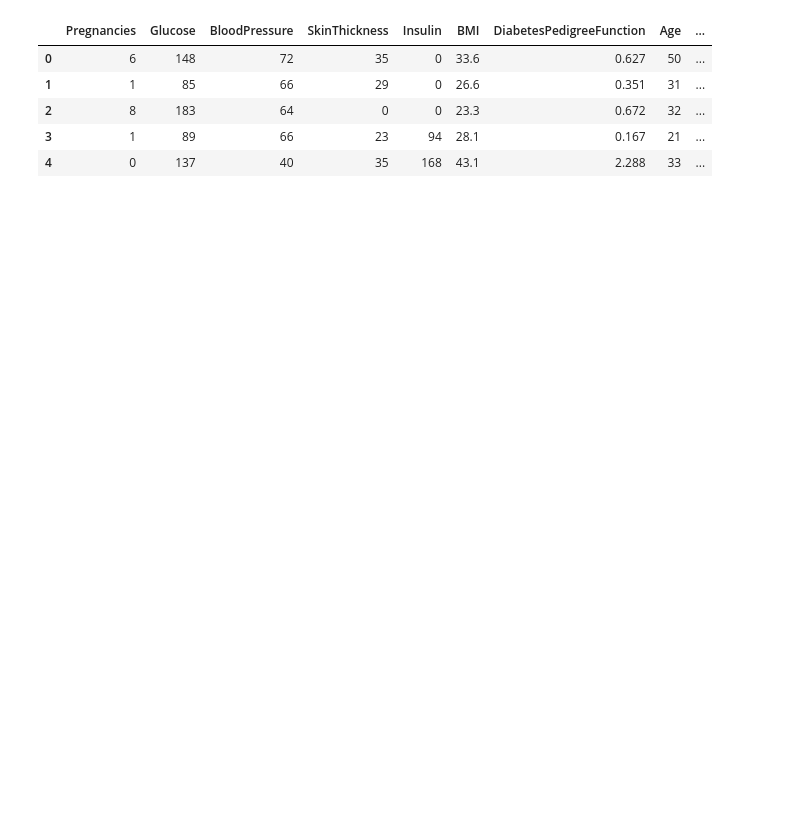
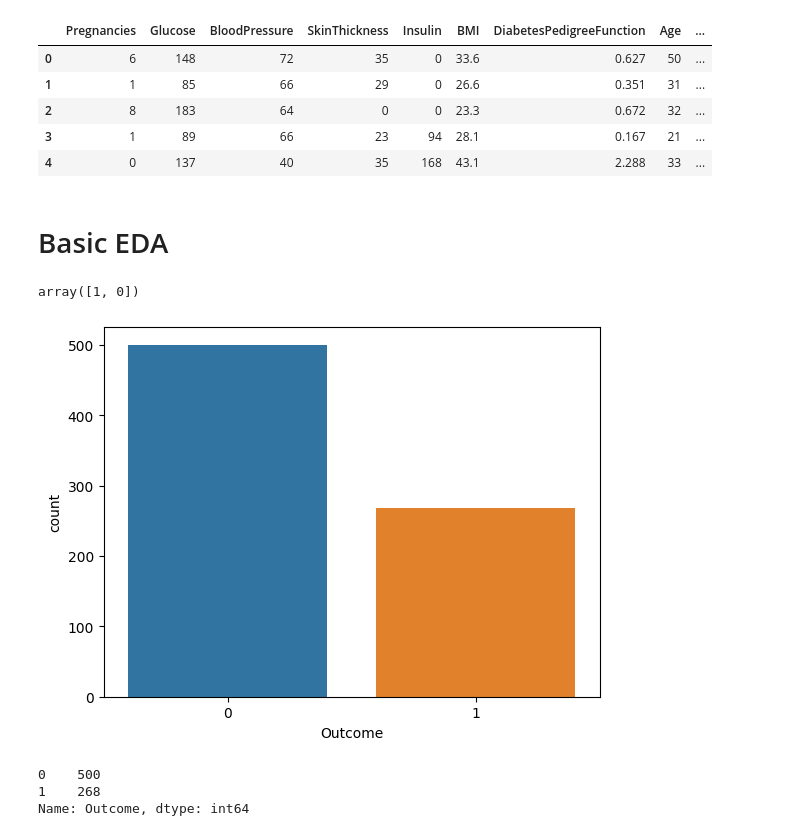
Before and after one commit to sherinpeterpanavila/ML_Project_Diabetes_Prediction, a Jupyter notebook: ML_Project_Diabetes_Prediction.ipynb, the cells around one changed output. Cells and saved outputs as stored; diff of their text form; code cells hidden in the pictures; blank space fills up the shorter version.

```diff
--- a/ML_Project_Diabetes_Prediction.ipynb
+++ b/ML_Project_Diabetes_Prediction.ipynb
@@ -7,8 +12,6 @@ import pandas as pd
 # %%
-# Loading data sets
-
-data = pd.read_csv('/content/drive/MyDrive/Colab Notebooks/DataScience/projects/ML/ML_Project_Diabetes_Prediction/diabetes.csv')
-data.head()
+df = pd.read_csv('/content/drive/MyDrive/Colab Notebooks/DataScience/projects/ML/ML_Project_Diabetes_Prediction/diabetes.csv')
+df.head()
 # %% [output]
 |  | Pregnancies | Glucose | BloodPressure | SkinThickness | Insulin | BMI | DiabetesPedigreeFunction | Age | ... |
 | 0 | 6 | 148 | 72 | 35 | 0 | 33.6 | 0.627 | 50 | ... |
@@ -16,3 +19,25 @@ data.head()
 | 2 | 8 | 183 | 64 | 0 | 0 | 23.3 | 0.672 | 32 | ... |
 | 3 | 1 | 89 | 66 | 23 | 94 | 28.1 | 0.167 | 21 | ... |
 | 4 | 0 | 137 | 40 | 35 | 168 | 43.1 | 2.288 | 33 | ... |
+# %% [markdown]
+# Basic EDA
+# %%
+#Checking the unique values in target variables
+
+df['Outcome'].unique()
+# %% [output]
+array([1, 0])
+# %%
+# ploting the target variable
+sns.countplot(x="Outcome",data=df)
+plt.show()
+# %% [output]
+[figure, added]
+# %%
+#checking the value count in variable
+
+df["Outcome"].value_counts()
+# %% [output]
+0    500
+1    268
+Name: Outcome, dtype: int64
```
Also changed, not shown: parts of 19 cells of this notebook.
